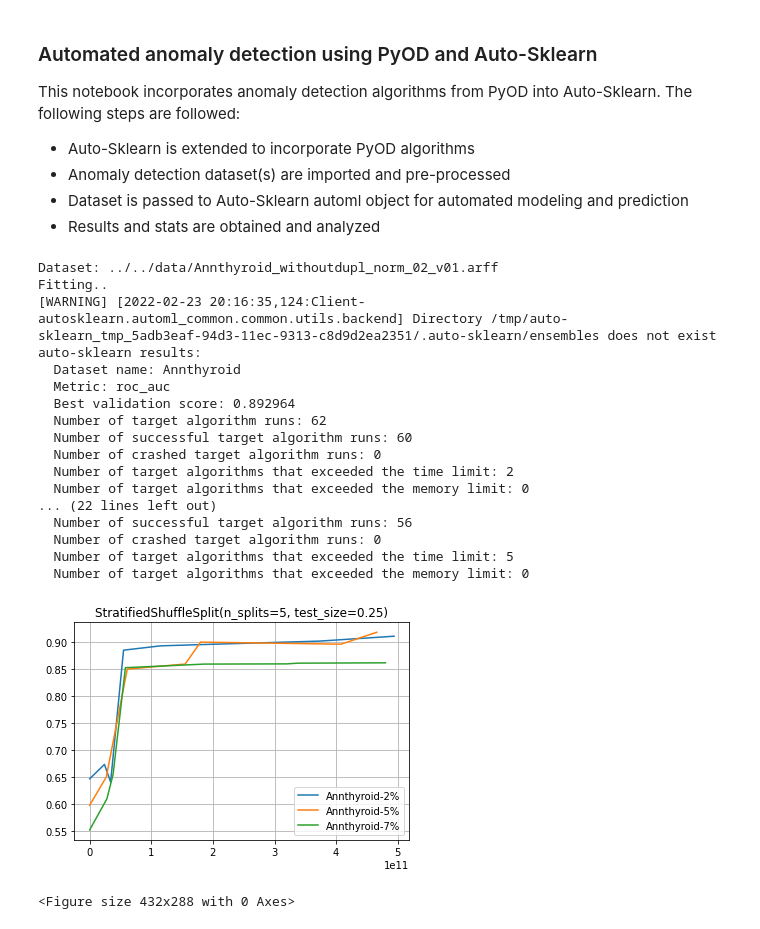
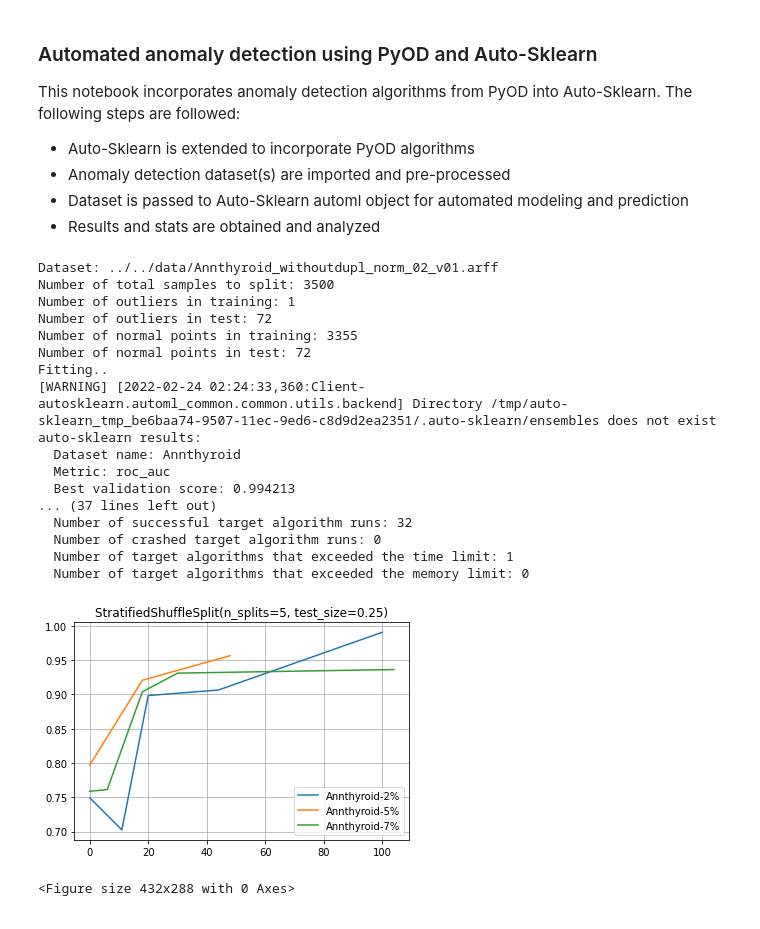
Before and after one commit to johnantonn/cash-for-unsupervised-ad, a Jupyter notebook: src/notebooks/automl_ad.ipynb, the cells around one changed output. Cells and saved outputs as stored; diff of their text form; code cells hidden in the pictures.

Commit message:
Balanced split addition

```diff
--- a/src/notebooks/automl_ad.ipynb
+++ b/src/notebooks/automl_ad.ipynb
@@ -46,11 +47,11 @@ for dataset in datasets:
     X_train, X_test, y_train, y_test = train_test_split(X, y, test_size=0.3, stratify=y, random_state=10)
 
     # Method 1 - Custom split
-    #selected_indices = custom_split(y_train)
-    #resampling_strategy = PredefinedSplit(test_fold=selected_indices)
+    selected_indices = balanced_split(y_train)
+    resampling_strategy = PredefinedSplit(test_fold=selected_indices)
 
     # Method 2 - Stratified Shuffle Split
-    resampling_strategy = StratifiedShuffleSplit(n_splits=5, test_size=0.25)
+    #resampling_strategy = StratifiedShuffleSplit(n_splits=5, test_size=0.25)
 
     # Build and fit a classifier
     automl = AutoSklearnClassifier(
@@ -76,7 +77,7 @@ for dataset in datasets:
         exclude = None,
         metric = roc_auc,
         scoring_functions = [roc_auc, average_precision],
-        time_left_for_this_task = 600,
+        time_left_for_this_task = 180,
         per_run_time_limit = 30,
         ensemble_size = 0,
         initial_configurations_via_metalearning = 0,
@@ -93,31 +94,31 @@ for dataset in datasets:
     test_performance[dataset] = automl.performance_over_time_[['Timestamp', 'single_best_test_score']]
 # %% [output]
 Dataset: ../../data/Annthyroid_withoutdupl_norm_02_v01.arff
+Number of total samples to split: 3500
+Number of outliers in training: 1
+Number of outliers in test: 72
+Number of normal points in training: 3355
+Number of normal points in test: 72
 Fitting..
-[WARNING] [2022-02-23 20:16:35,124:Client-autosklearn.automl_common.common.utils.backend] Directory /tmp/auto-sklearn_tmp_5adb3eaf-94d3-11ec-9313-c8d9d2ea2351/.auto-sklearn/ensembles does not exist
+[WARNING] [2022-02-24 02:24:33,360:Client-autosklearn.automl_common.common.utils.backend] Directory /tmp/auto-sklearn_tmp_be6baa74-9507-11ec-9ed6-c8d9d2ea2351/.auto-sklearn/ensembles does not exist
 auto-sklearn results:
   Dataset name: Annthyroid
   Metric: roc_auc
-  Best validation score: 0.892964
-  Number of target algorithm runs: 62
-  Number of successful target algorithm runs: 60
+  Best validation score: 0.994213
+... (37 lines left out)
+  Number of successful target algorithm runs: 32
   Number of crashed target algorithm runs: 0
-  Number of target algorithms that exceeded the time limit: 2
+  Number of target algorithms that exceeded the time limit: 1
   Number of target algorithms that exceeded the memory limit: 0
-... (22 lines left out)
-  Number of successful target algorithm runs: 56
-  Number of crashed target algorithm runs: 0
-  Number of target algorithms that exceeded the time limit: 5
-  Number of target algorithms that exceeded the memory limit: 0
 # %%
 # Plot test performance
 for d, results in test_performance.items():
-    plt.plot(results.Timestamp-results.Timestamp[0], results.single_best_test_score)
+    plt.plot((results.Timestamp-results.Timestamp[0]).apply(td.total_seconds), results.single_best_test_score)
 plt.legend(['Annthyroid-2%', 'Annthyroid-5%', 'Annthyroid-7%'])
 plt.title('StratifiedShuffleSplit(n_splits=5, test_size=0.25)')
 plt.grid()
 plt.show()
 plt.savefig('annthyroid-stratified.png')
 # %% [output]
-[figure, old version]
+[figure, new version]
 <Figure size 432x288 with 0 Axes>
```
Also changed, not shown: parts of 1 cell of this notebook, 3 other files.
